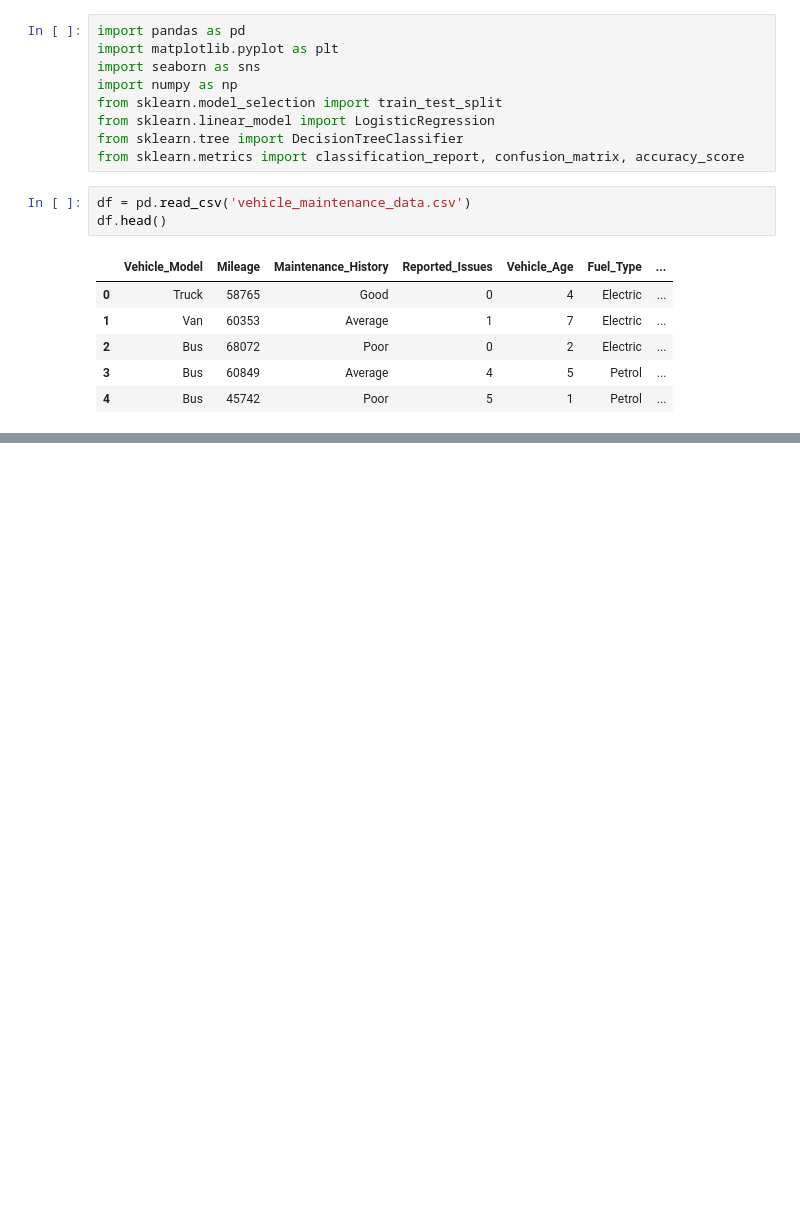
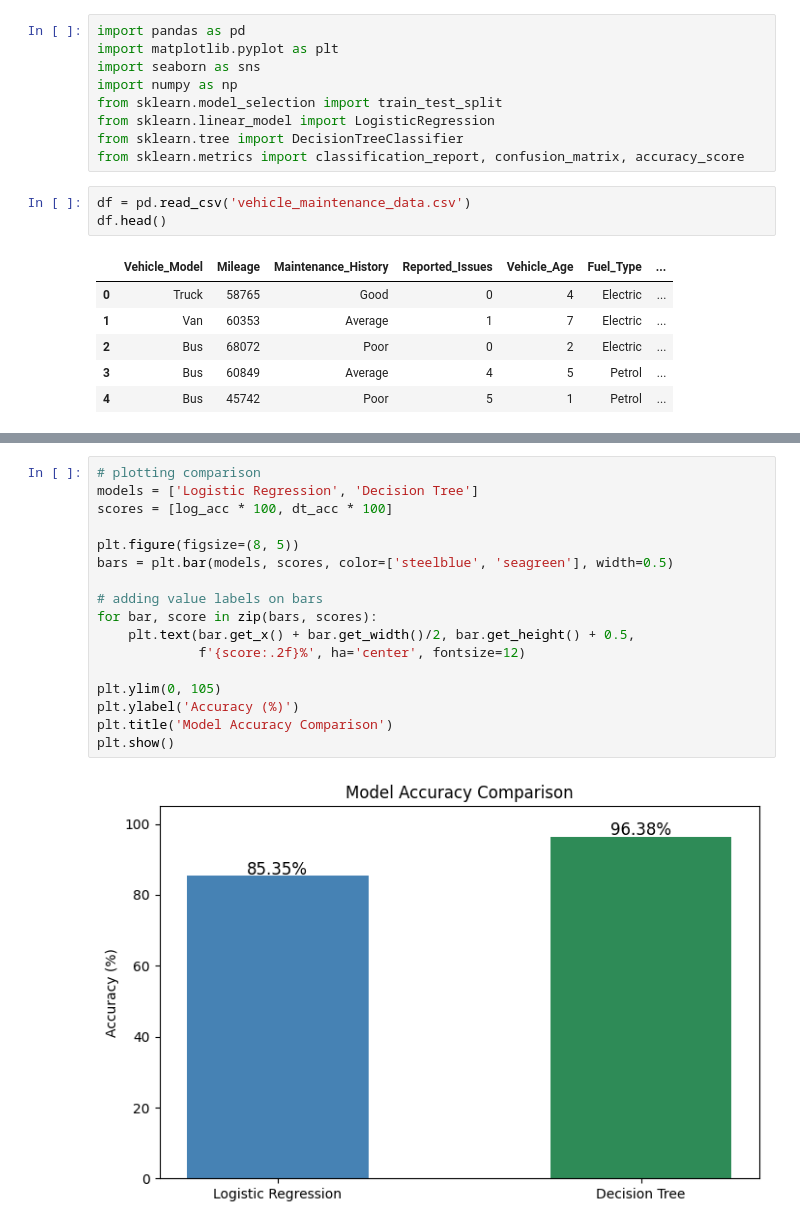
Before and after one commit to Koray-afk/VEHICLE-MAINTENACE-AI, a Jupyter notebook: notebooks/new.ipynb, the cells around one changed output, grey strips where cells are left out. Cells and saved outputs as stored; diff of their text form; blank space fills up the shorter version.

```diff
--- a/notebooks/new.ipynb
+++ b/notebooks/new.ipynb
@@ -200,0 +341,19 @@ ValueError: could not convert string to float: 'Car'
+# %%
+# plotting comparison
+models = ['Logistic Regression', 'Decision Tree']
+scores = [log_acc * 100, dt_acc * 100]
+
+plt.figure(figsize=(8, 5))
+bars = plt.bar(models, scores, color=['steelblue', 'seagreen'], width=0.5)
+
+# adding value labels on bars
+for bar, score in zip(bars, scores):
+    plt.text(bar.get_x() + bar.get_width()/2, bar.get_height() + 0.5,
+             f'{score:.2f}%', ha='center', fontsize=12)
+
+plt.ylim(0, 105)
+plt.ylabel('Accuracy (%)')
+plt.title('Model Accuracy Comparison')
+plt.show()
+# %% [output]
+[figure, added]
```
Also changed, not shown: parts of 27 cells of this notebook, 22 other files.
